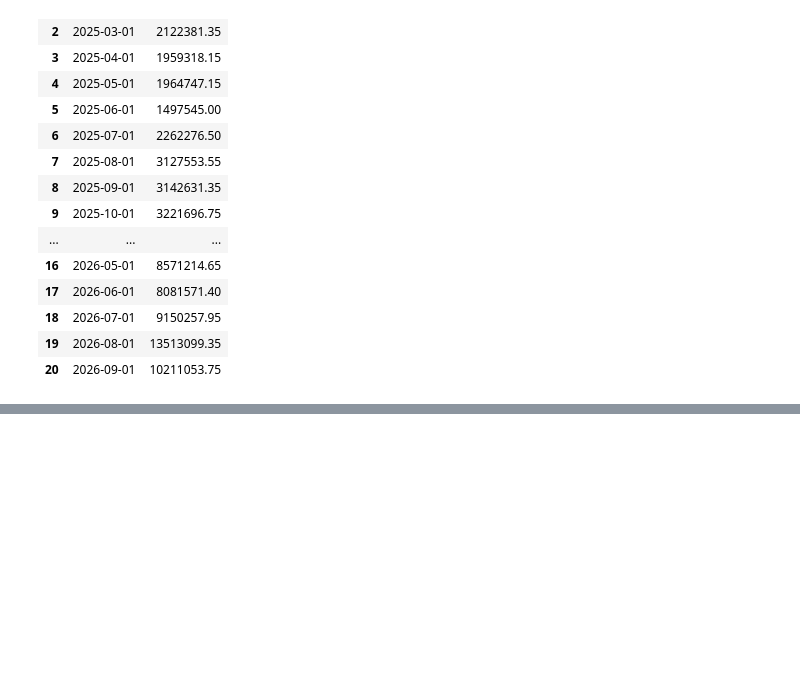
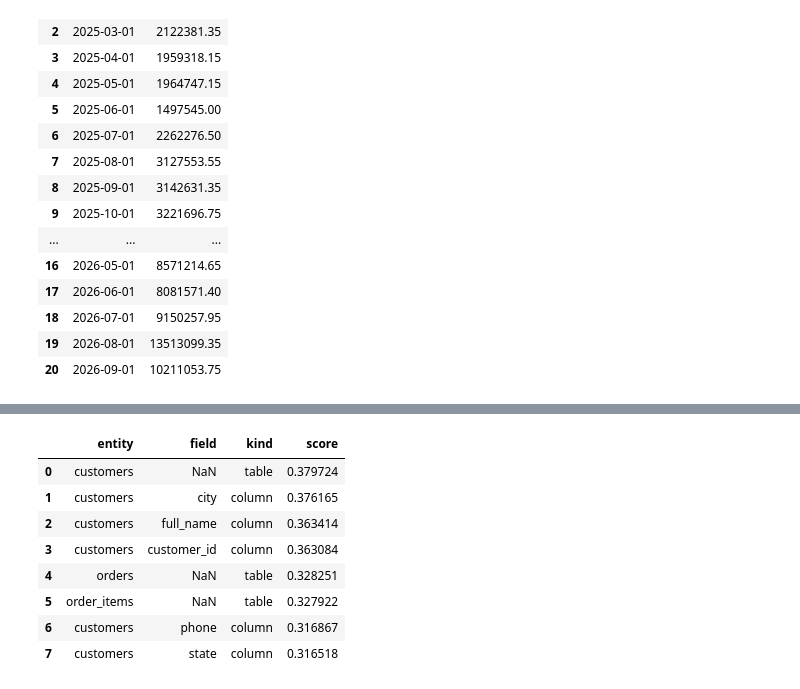
Before and after one commit to PrashantAghara/askdata, a Jupyter notebook: backend/notebooks/agents.ipynb, the cells around one changed output, grey strips where cells are left out. Drawn from its saved outputs; the diff is of its cells as text; code cells hidden in the pictures; blank space fills up the shorter version.

```diff
--- a/backend/notebooks/agents.ipynb
+++ b/backend/notebooks/agents.ipynb
@@ -273,0 +506,18 @@ display(demo_sql("""
+# %%
+def apply_description(snapshot: SchemaSnapshot, table: str, desc: TableDescription) -> None:
+    ent = snapshot.entity(table)
+    ent.description = desc.table_description
+    by_name = {c.name: c for c in desc.columns}
+    for f in ent.fields:
+        c = by_name[f.name]
+        f.description = c.description
+        f.semantic_type = c.semantic_type
+        f.sensitive = f.sensitive or c.sensitive
+        f.value_meanings = c.value_meanings
+        f.confidence = c.confidence
+
+
+def describe_schema(snapshot: SchemaSnapshot) -> SchemaSnapshot:
+    for ent in snapshot.entities:
+        apply_description(snapshot, ent.name, describe_table(snapshot, ent.name))
+    return snapshot
@@ -273,0 +786,30 @@ display(demo_sql("""
+# %%
+def search_vector(question: str, connection_id: str = "demo", k: int = 20) -> pd.DataFrame:
+    qv = embed_query(question)
+    q = "[" + ",".join(str(x) for x in qv) + "]"
+    return sql(
+        """
+        select entity, field, kind, content,
+               1 - (embedding <=> cast(:q as vector)) as score
+        from askdata.schema_chunks
+        where connection_id = :cid
+        order by embedding <=> cast(:q as vector)
+        limit :k""",
+        q=q,
+        cid=connection_id,
+        k=k,
+    )
+
+
+hits = search_vector("Who are our top 5 customers by revenue?", k=8)
+display(hits[["entity", "field", "kind", "score"]])
+# %% [output]
+|  | entity | field | kind | score |
+| 0 | customers | NaN | table | 0.379724 |
+| 1 | customers | city | column | 0.376165 |
+| 2 | customers | full_name | column | 0.363414 |
+| 3 | customers | customer_id | column | 0.363084 |
+| 4 | orders | NaN | table | 0.328251 |
+| 5 | order_items | NaN | table | 0.327922 |
+| 6 | customers | phone | column | 0.316867 |
+| 7 | customers | state | column | 0.316518 |
```
Also changed, not shown: parts of 19 cells of this notebook, 2 other files.
